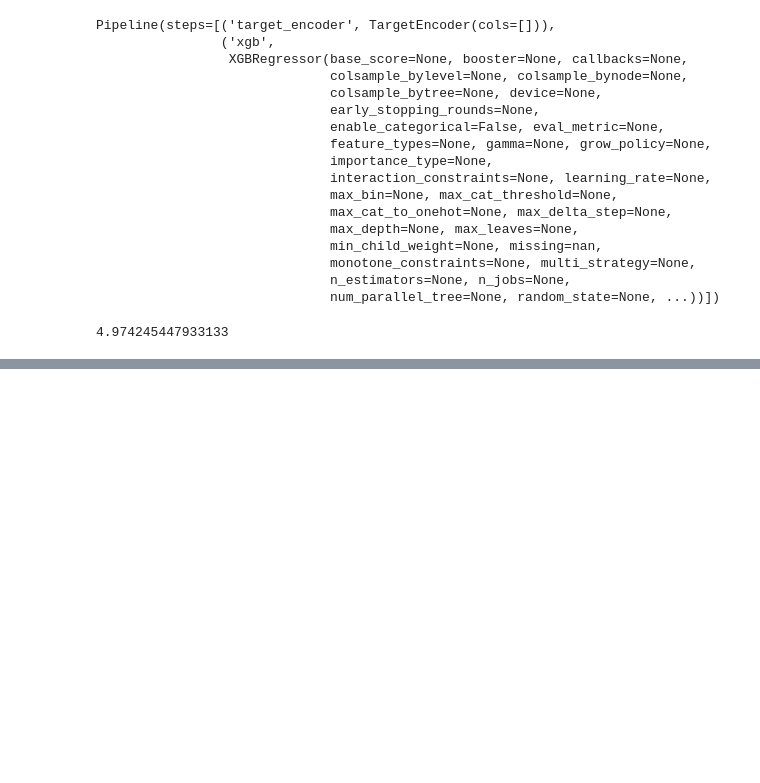
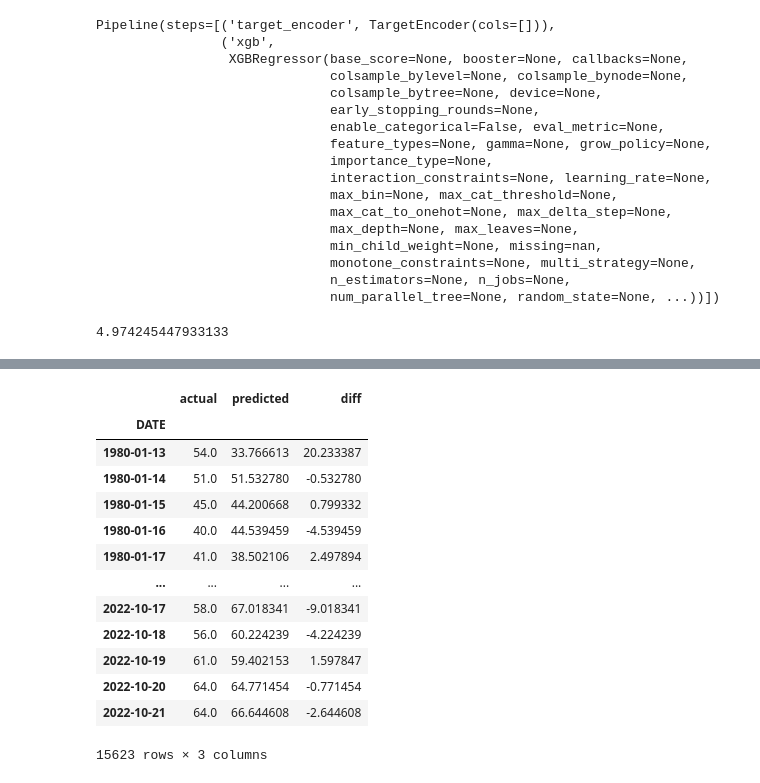
Before and after one commit to oskargawr/weather-predictions, a Jupyter notebook: PredictionsModel/predictive.ipynb, the cells around one changed output, grey strips where cells are left out. Cells and saved outputs as stored; diff of their text form; code cells hidden in the pictures; blank space fills up the shorter version.

```diff
--- a/PredictionsModel/predictive.ipynb
+++ b/PredictionsModel/predictive.ipynb
@@ -230,0 +435,18 @@ plt.show()
+# %%
+mlp_l2 = joblib.load("predictions_neural_network_l2.pkl")
+mlp_l2
+# %% [output]
+|  | actual | predicted | diff |
+| DATE |  |  |  |
+| 1980-01-13 | 54.0 | 33.766613 | 20.233387 |
+| 1980-01-14 | 51.0 | 51.532780 | -0.532780 |
+| 1980-01-15 | 45.0 | 44.200668 | 0.799332 |
+| 1980-01-16 | 40.0 | 44.539459 | -4.539459 |
+| 1980-01-17 | 41.0 | 38.502106 | 2.497894 |
+| ... | ... | ... | ... |
+| 2022-10-17 | 58.0 | 67.018341 | -9.018341 |
+| 2022-10-18 | 56.0 | 60.224239 | -4.224239 |
+| 2022-10-19 | 61.0 | 59.402153 | 1.597847 |
+| 2022-10-20 | 64.0 | 64.771454 | -0.771454 |
+| 2022-10-21 | 64.0 | 66.644608 | -2.644608 |
+15623 rows × 3 columns
```
Also changed, not shown: parts of 20 cells of this notebook, 6 other files.
